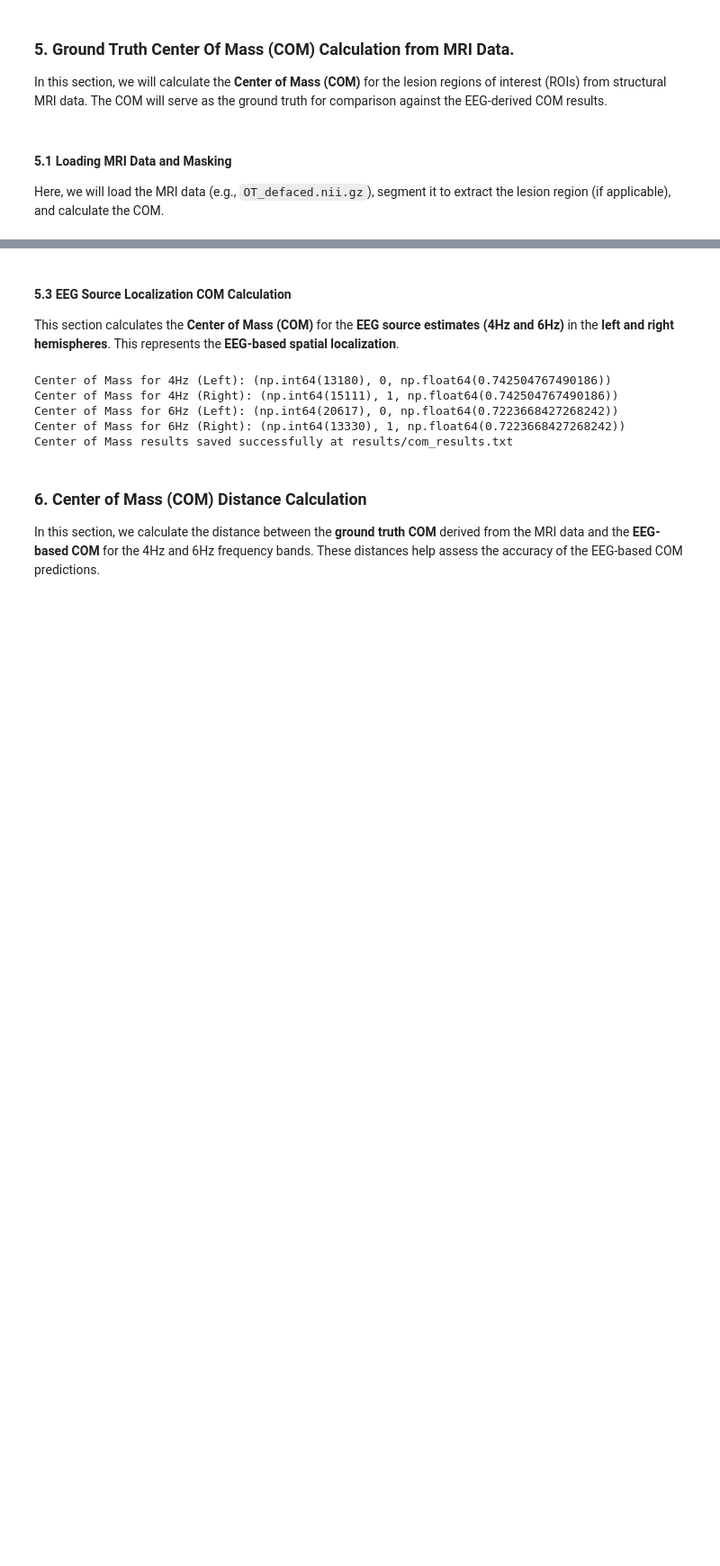
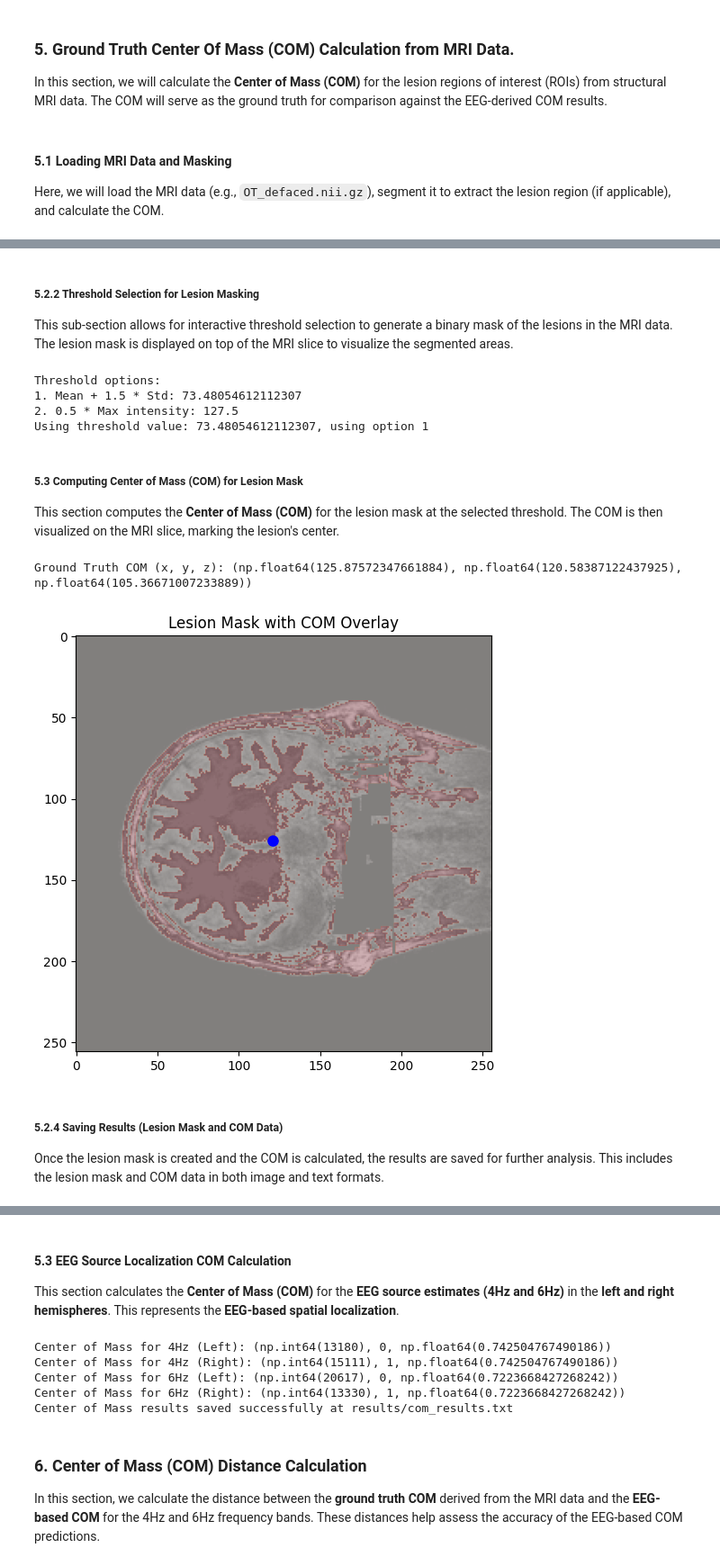
Before and after one commit to michaela10c/SilenceMap-Adaptation-and-Extensions, a Jupyter notebook: Part1-SilenceMap_Replication.ipynb, the cells around one changed output, grey strips where cells are left out. Shown at 90% size. Cells and saved outputs as stored; diff of their text form; code cells hidden in the pictures; blank space fills up the shorter version.

```diff
--- a/Part1-SilenceMap_Replication.ipynb
+++ b/Part1-SilenceMap_Replication.ipynb
@@ -759,0 +766,4 @@ We begin by setting a threshold based on the intensity distribution in the MRI d
+# %% [markdown]
+##### 5.2.2 Threshold Selection for Lesion Masking
+
+This sub-section allows for interactive threshold selection to generate a binary mask of the lesions in the MRI data. The lesion mask is displayed on top of the MRI slice to visualize the segmented areas.
@@ -759,0 +794,45 @@ We begin by setting a threshold based on the intensity distribution in the MRI d
+# %%
+# Set and validate a threshold
+k = 1.5  # Adjustable threshold scaling factor
+threshold_value_mean_std = mri_data.mean() + k * mri_data.std()
+threshold_value_max = 0.5 * max(mri_data.flatten())
+
+# Add options for the threshold
+print(f"Threshold options:")
+print(f"1. Mean + 1.5 * Std: {threshold_value_mean_std}")
+print(f"2. 0.5 * Max intensity: {threshold_value_max}")
+
+# Choose a threshold based on visual inspection or adjust manually
+threshold_value = threshold_value_mean_std  # Set the default threshold (Option 1)
+
+print(f"Using threshold value: {threshold_value}, using option 1")
+# %% [output]
+Threshold options:
+1. Mean + 1.5 * Std: 73.48054612112307
+2. 0.5 * Max intensity: 127.5
+Using threshold value: 73.48054612112307, using option 1
+# %% [markdown]
+##### 5.3 Computing Center of Mass (COM) for Lesion Mask
+
+This section computes the **Center of Mass (COM)** for the lesion mask at the selected threshold. The COM is then visualized on the MRI slice, marking the lesion's center.
+# %%
+# Compute COM for the lesion mask
+lesion_mask = mri_data > threshold_value
+ground_truth_com = center_of_mass(lesion_mask)
+com_x, com_y, com_z = ground_truth_com
+print(f"Ground Truth COM (x, y, z): {ground_truth_com}")
+
+# Visualize COM on the MRI slice
+fig, ax = plt.subplots(1, 1, figsize=(6, 6))
+ax.imshow(mri_data[:, :, slice_index], cmap="gray", alpha=0.7)
+ax.imshow(lesion_mask[:, :, slice_index], cmap="Reds", alpha=0.3)
+ax.plot(com_y, com_x, marker="o", color="blue", markersize=8)  # Plot COM as a blue dot
+ax.set_title(f"Lesion Mask with COM Overlay")
+plt.show()
+# %% [output]
+Ground Truth COM (x, y, z): (np.float64(125.87572347661884), np.float64(120.58387122437925), np.float64(105.36671007233889))
+[figure, added]
+# %% [markdown]
+##### 5.2.4 Saving Results (Lesion Mask and COM Data)
+
+Once the lesion mask is created and the COM is calculated, the results are saved for further analysis. This includes the lesion mask and COM data in both image and text formats.
```
Also changed, not shown: parts of 14 cells of this notebook.
